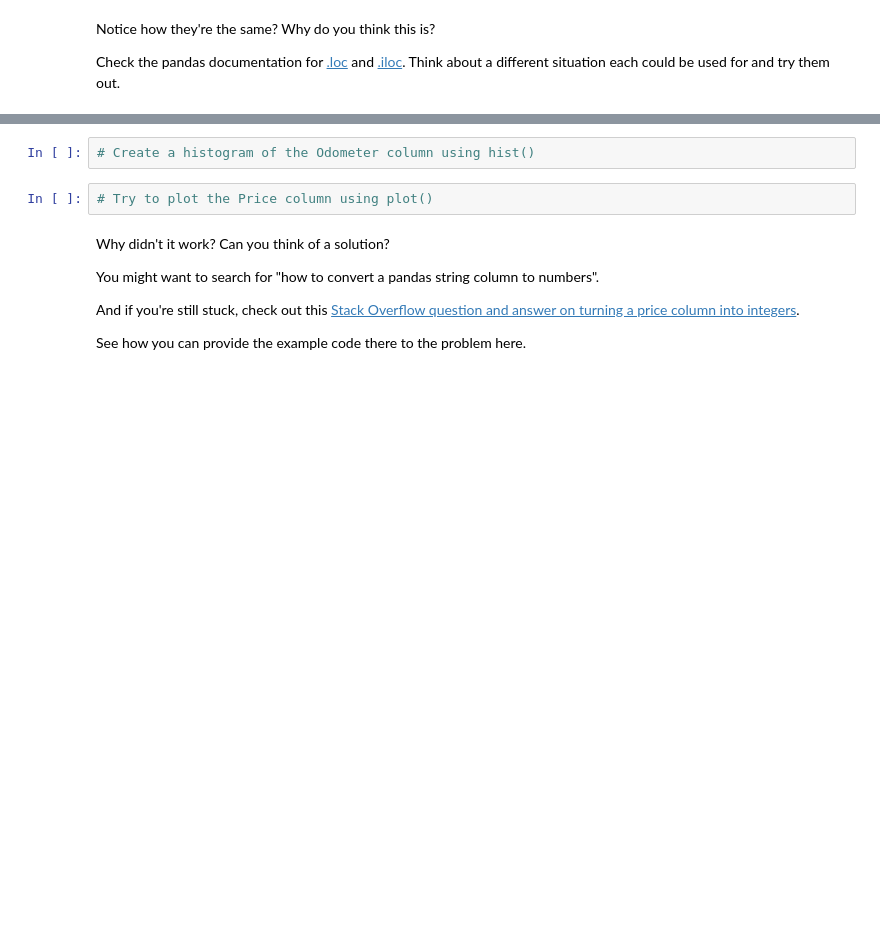
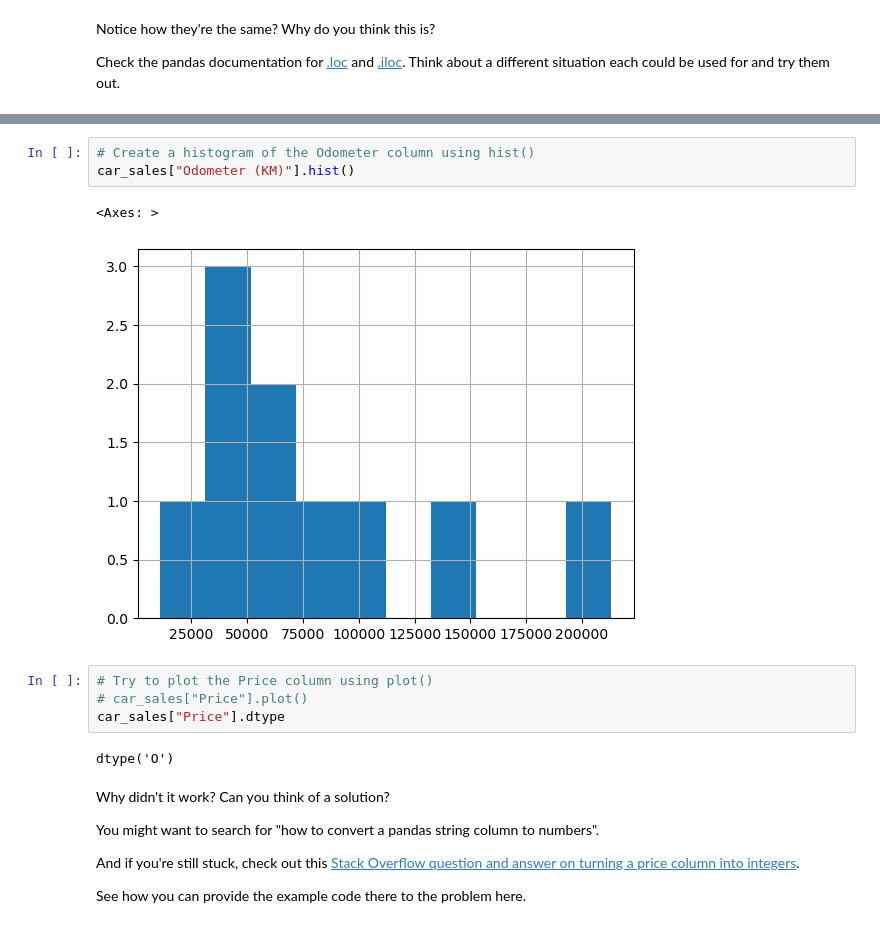
Before and after one commit to aolivas92/zero-to-mastery-ml, a Jupyter notebook: section-17-pandas-for-data-analysis/sample-project/pandas-exercises.ipynb, the cells around one changed output, grey strips where cells are left out. Saved outputs shown, nothing was run; the diff lists cells and outputs as text; blank space fills up the shorter version.

```diff
--- a/section-17-pandas-for-data-analysis/sample-project/pandas-exercises.ipynb
+++ b/section-17-pandas-for-data-analysis/sample-project/pandas-exercises.ipynb
@@ -83,7 +235,15 @@ Check the pandas documentation for [.loc](https://pandas.pydata.org/pandas-docs/
 # %%
 # Create a histogram of the Odometer column using hist()
+car_sales["Odometer (KM)"].hist()
+# %% [output]
+<Axes: >
+[figure, added]
 # %%
 # Try to plot the Price column using plot()
+# car_sales["Price"].plot()
+car_sales["Price"].dtype
+# %% [output]
+dtype('O')
 # %% [markdown]
 Why didn't it work? Can you think of a solution?
 
```
Also changed, not shown: parts of 42 cells of this notebook, 2 other files.
